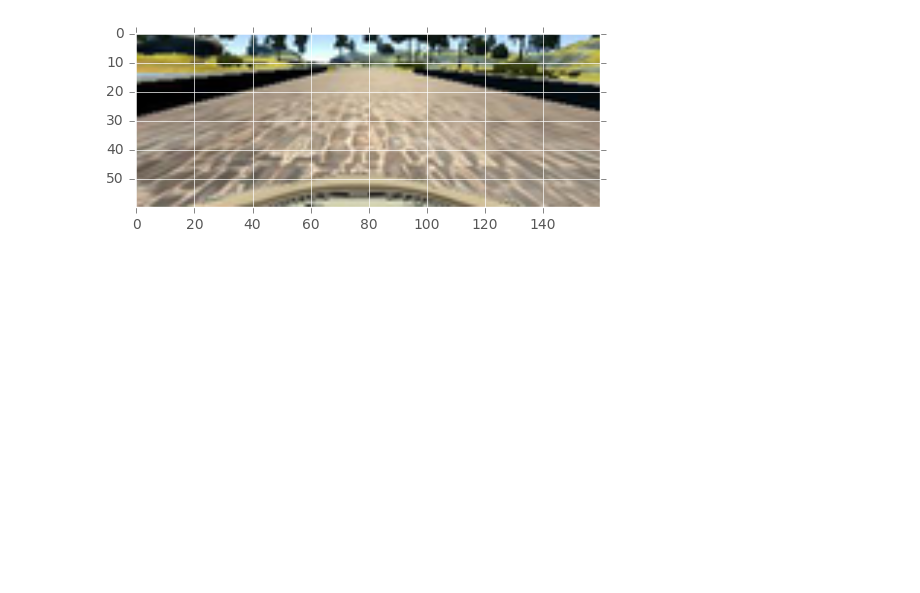
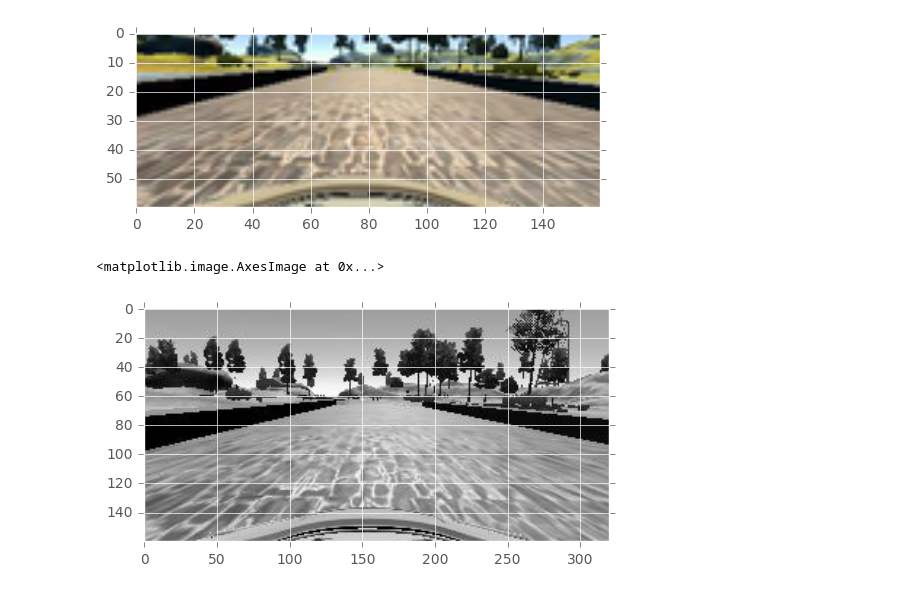
Before and after one commit to sarchak/self_driving_car, a Jupyter notebook: CarND-Behavioral-Cloning/EDA.ipynb, the cells around one changed output. Drawn from its saved outputs; the diff is of its cells as text; code cells hidden in the pictures; blank space fills up the shorter version.

```diff
--- a/CarND-Behavioral-Cloning/EDA.ipynb
+++ b/CarND-Behavioral-Cloning/EDA.ipynb
@@ -94,3 +94,10 @@ plt.imshow(s)
 [figure]
 <matplotlib.image.AxesImage at 0x...>
 [figure]
+# %%
+data = img.imread('sample/IMG/center_2016_12_01_13_30_48_404.jpg')
+grayed = cv2.cvtColor(data, cv2.COLOR_RGB2GRAY)
+plt.imshow(grayed, cmap='gray')
+# %% [output]
+<matplotlib.image.AxesImage at 0x...>
+[figure, added]
```
Also changed, not shown: parts of 1 cell of this notebook, 3 other files.
